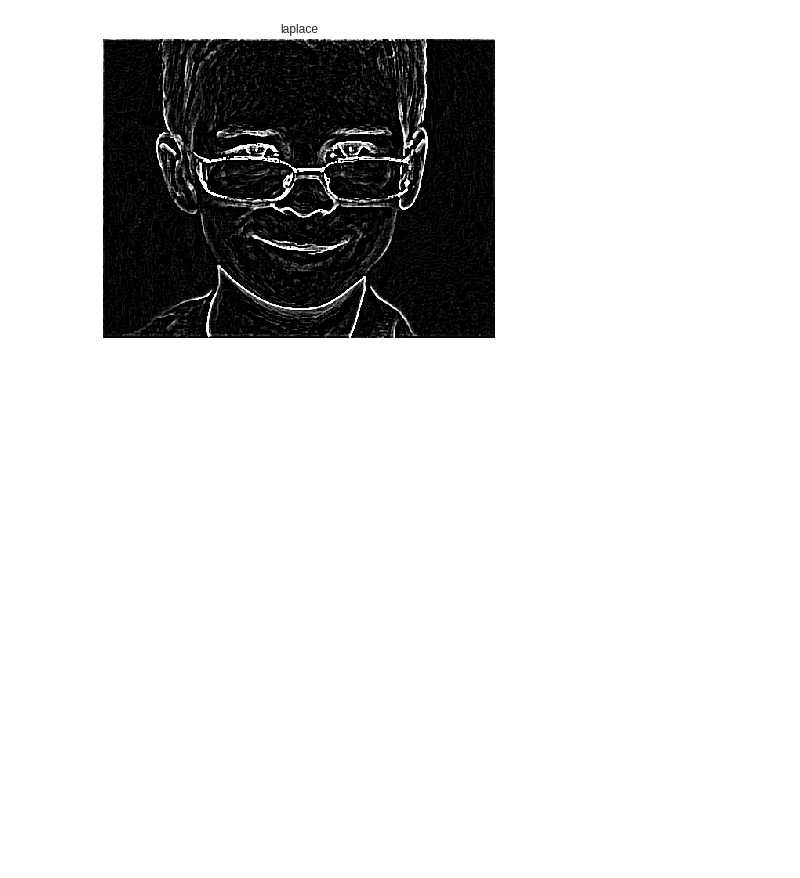
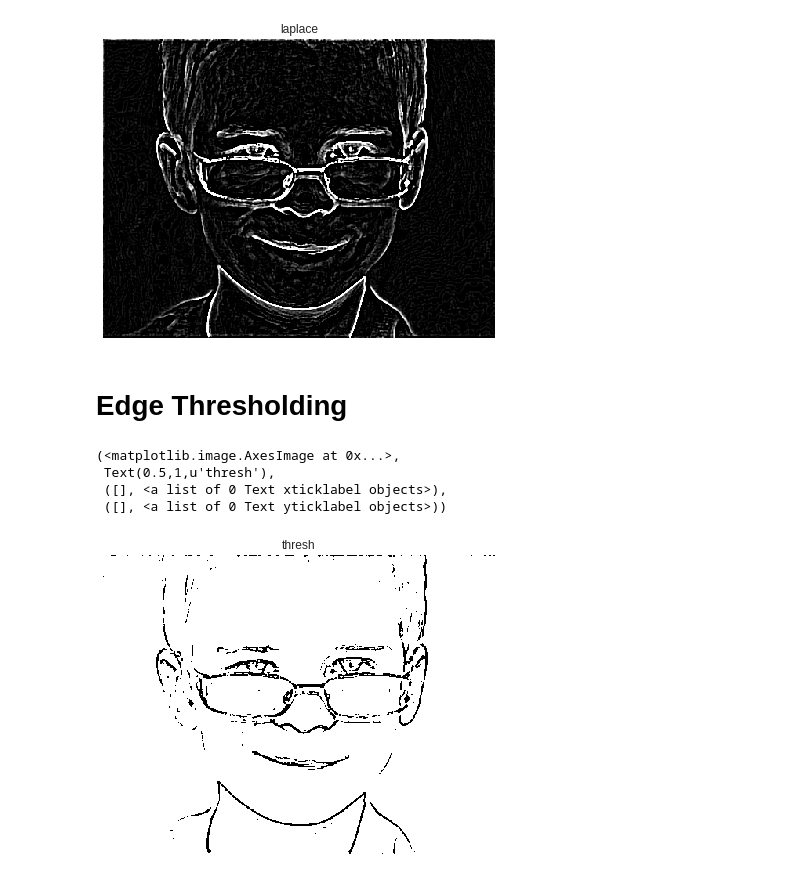
Before and after one commit to yomnabarakate21/Computer-vision-Course-assignments, a Jupyter notebook: assignm_1.ipynb, the cells around one changed output. Cells and saved outputs as stored; diff of their text form; code cells hidden in the pictures; blank space fills up the shorter version.

Commit message:
Edge Thresholding

```diff
--- a/assignm_1.ipynb
+++ b/assignm_1.ipynb
@@ -72,3 +72,14 @@ plt.imshow(laplace_img,cmap='gray'),plt.title('laplace'),plt.xticks([]), plt.yti
 plt.show()
 # %% [output]
 [figure]
+# %% [markdown]
+# Edge Thresholding
+# %%
+ret,thresh1 = cv2.threshold(laplace_img,150,255,cv2.THRESH_BINARY)
+plt.imshow(thresh1),plt.title('thresh'),plt.xticks([]), plt.yticks([])
+# %% [output]
+(<matplotlib.image.AxesImage at 0x...>,
+ Text(0.5,1,u'thresh'),
+ ([], <a list of 0 Text xticklabel objects>),
+ ([], <a list of 0 Text yticklabel objects>))
+[figure, added]
```
